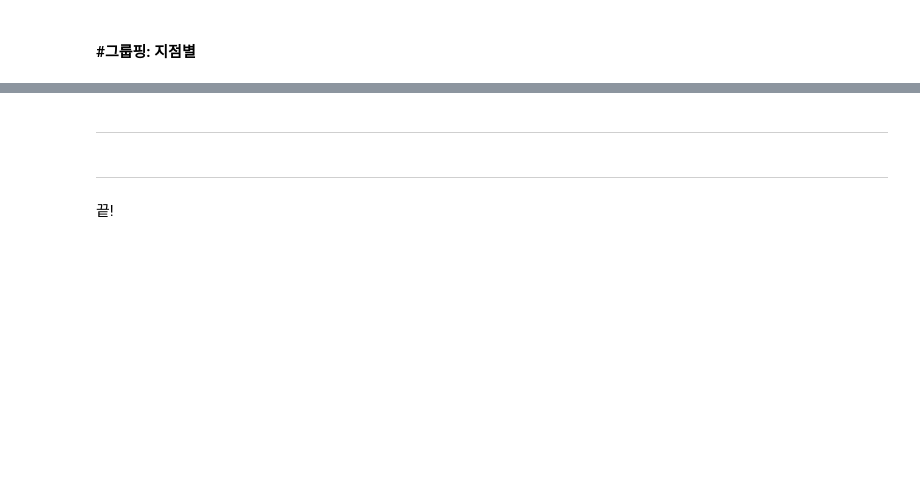
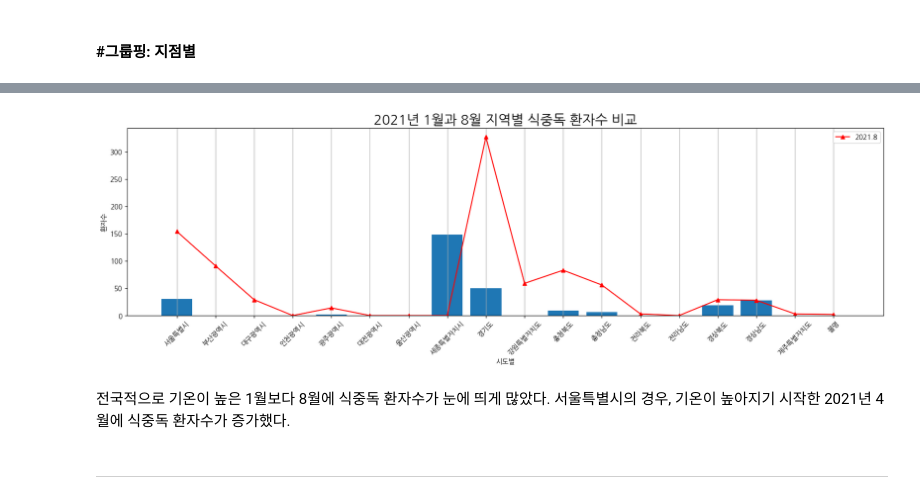
Before and after one commit to tyra0509/jejumaster, a Jupyter notebook: 과제1_이명순.ipynb, the cells around one changed output, grey strips where cells are left out. Drawn from its saved outputs; the diff is of its cells as text; code cells hidden in the pictures; blank space fills up the shorter version.

```diff
--- a/과제1_이명순.ipynb
+++ b/과제1_이명순.ipynb
@@ -682,6 +387,30 @@ plt.show()
+# %%
+import matplotlib.pyplot as plt
+import pandas as pd
+
+x = df['시도별']
+y1 = df['2021.8']
+y2 = df['2021.1']
+plt.xticks(rotation=45)
+# 코랩 폰트 지정
+font_path = '/usr/share/fonts/truetype/nanum/NanumBarunGothic.ttf'
+plt.rc('font', family='NanumGothic') # For Windows
+plt.rcParams['figure.figsize'] = (20, 5)
+plt.rcParams['axes.unicode_minus']
+plt.grid(True, axis = 'y', alpha = 0.5)
+plt.plot(x, y1, '^', linestyle='solid', c='r', label='2021.8')
+plt.bar(x, y2)
+plt.title('2021년 1월과 8월 지역별 식중독 환자수 비교', fontsize=20)
+plt.xlabel('시도별')
+plt.ylabel('환자수')
+
+plt.legend()
+plt.grid()
+plt.show()
+# %% [output]
+[figure, added]
+# %% [markdown]
+전국적으로 기온이 높은 1월보다 8월에 식중독 환자수가 눈에 띄게 많았다.
+서울특별시의 경우, 기온이 높아지기 시작한 2021년 4월에 식중독 환자수가 증가했다.
 # %% [markdown]
 -------
-# %% [markdown]
----------
-# %% [markdown]
-끝!
```
Also changed, not shown: parts of 104 cells of this notebook.
